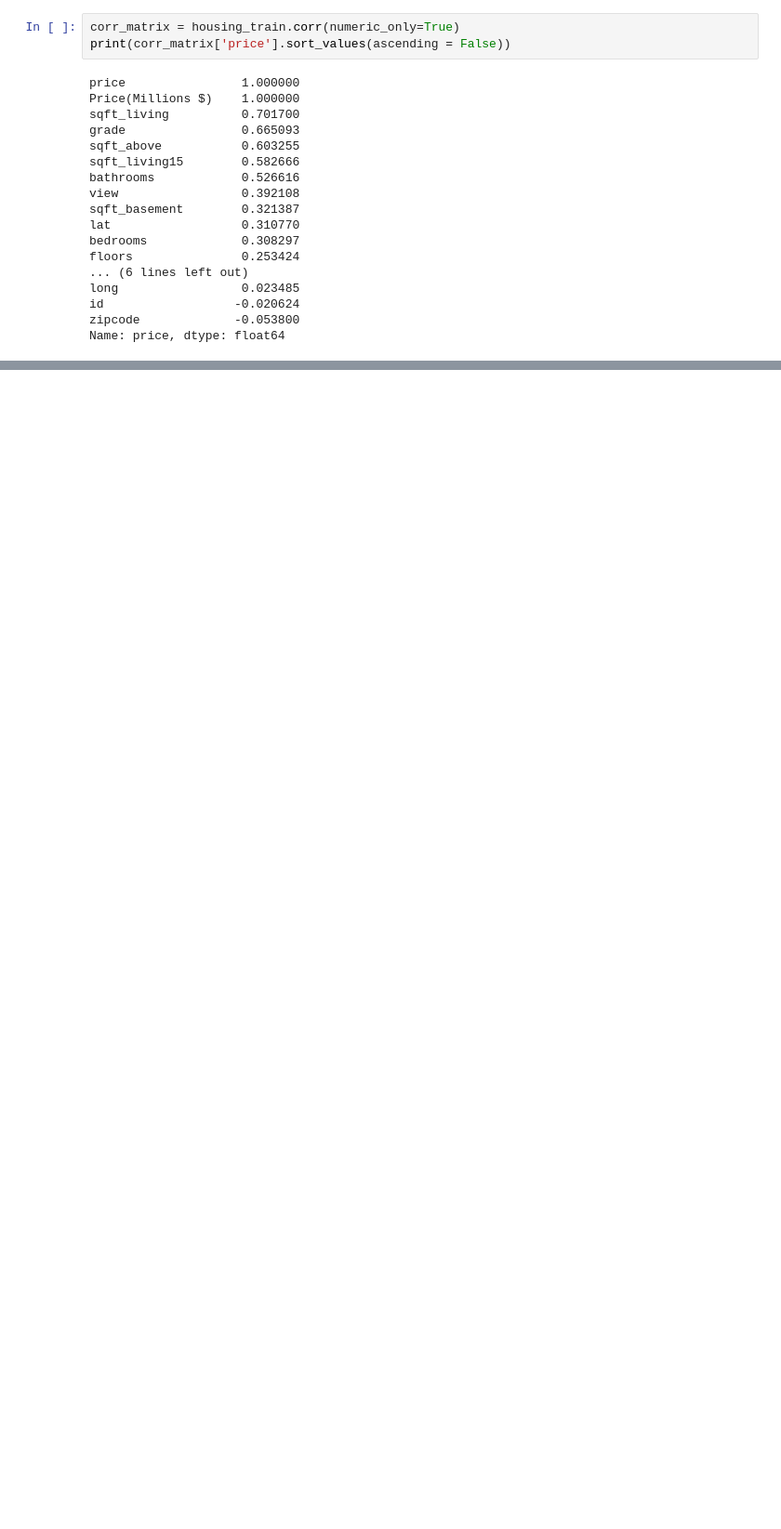
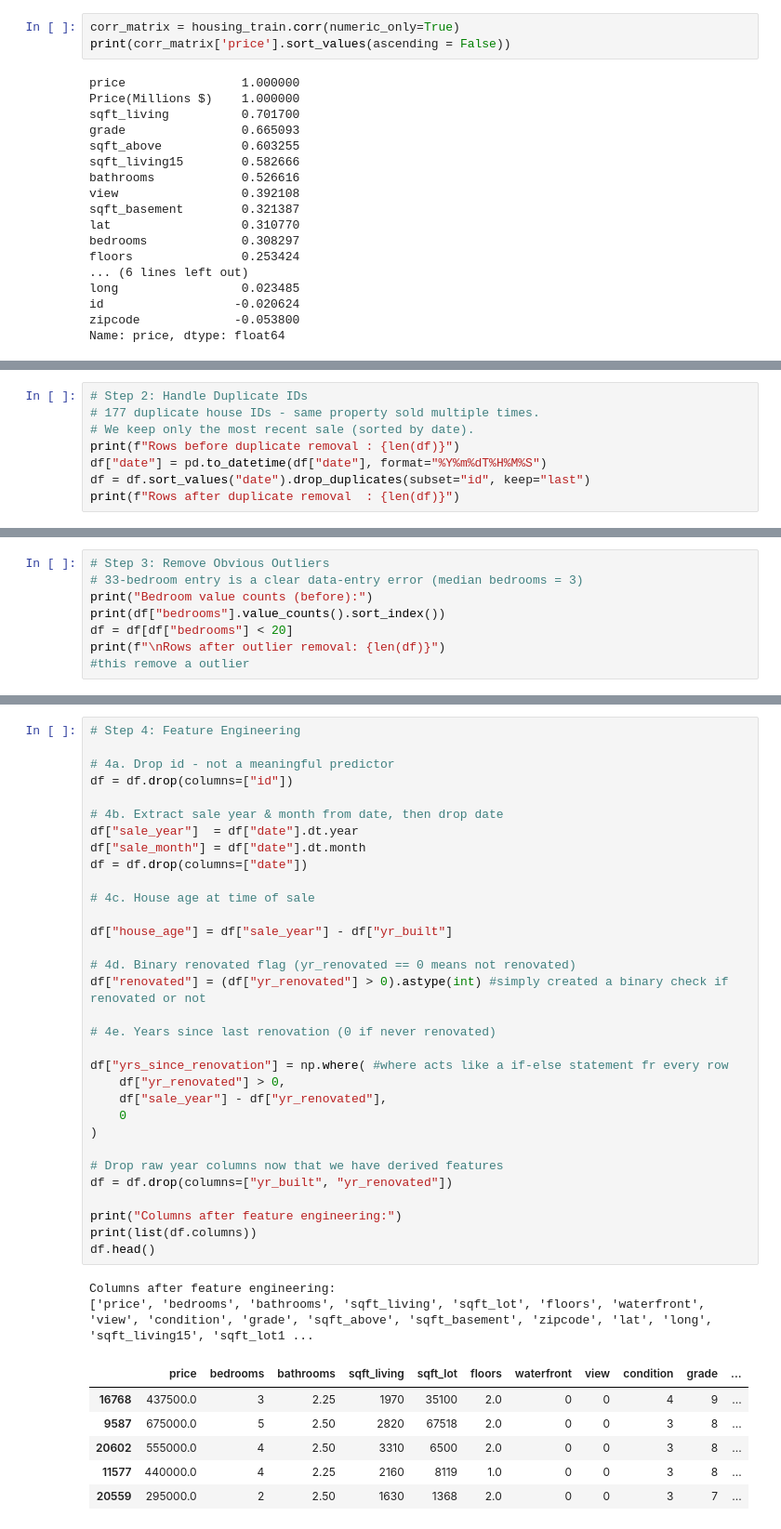
Before and after one commit to Shreshtha-ai/ML-projects, a Jupyter notebook: House_Price_Prediction/housing.ipynb, the cells around one changed output, grey strips where cells are left out. Shown at 93% size. Saved outputs shown, nothing was run; the diff lists cells and outputs as text; blank space fills up the shorter version.

```diff
--- a/House_Price_Prediction/housing.ipynb
+++ b/House_Price_Prediction/housing.ipynb
@@ -86,0 +125,8 @@ Name: price, dtype: float64
+# %%
+# Step 2: Handle Duplicate IDs
+# 177 duplicate house IDs - same property sold multiple times.
+# We keep only the most recent sale (sorted by date).
+print(f"Rows before duplicate removal : {len(df)}")
+df["date"] = pd.to_datetime(df["date"], format="%Y%m%dT%H%M%S")
+df = df.sort_values("date").drop_duplicates(subset="id", keep="last")
+print(f"Rows after duplicate removal  : {len(df)}")
@@ -86,0 +136,8 @@ Name: price, dtype: float64
+# %%
+# Step 3: Remove Obvious Outliers
+# 33-bedroom entry is a clear data-entry error (median bedrooms = 3)
+print("Bedroom value counts (before):")
+print(df["bedrooms"].value_counts().sort_index())
+df = df[df["bedrooms"] < 20]
+print(f"\nRows after outlier removal: {len(df)}")
+#this remove a outlier
@@ -86,0 +163,41 @@ Name: price, dtype: float64
+# %%
+# Step 4: Feature Engineering
+
+# 4a. Drop id - not a meaningful predictor
+df = df.drop(columns=["id"])
+
+# 4b. Extract sale year & month from date, then drop date
+df["sale_year"]  = df["date"].dt.year
+df["sale_month"] = df["date"].dt.month
+df = df.drop(columns=["date"])
+
+# 4c. House age at time of sale
+
+df["house_age"] = df["sale_year"] - df["yr_built"]
+
+# 4d. Binary renovated flag (yr_renovated == 0 means not renovated)
+df["renovated"] = (df["yr_renovated"] > 0).astype(int) #simply created a binary check if renovated or not
+
+# 4e. Years since last renovation (0 if never renovated)
+
+df["yrs_since_renovation"] = np.where( #where acts like a if-else statement fr every row
+    df["yr_renovated"] > 0,
+    df["sale_year"] - df["yr_renovated"],
+    0
+)
+
+# Drop raw year columns now that we have derived features
+df = df.drop(columns=["yr_built", "yr_renovated"])
+
+print("Columns after feature engineering:")
+print(list(df.columns))
+df.head()
+# %% [output]
+Columns after feature engineering:
+['price', 'bedrooms', 'bathrooms', 'sqft_living', 'sqft_lot', 'floors', 'waterfront', 'view', 'condition', 'grade', 'sqft_above', 'sqft_basement', 'zipcode', 'lat', 'long', 'sqft_living15', 'sqft_lot1 ...
+|  | price | bedrooms | bathrooms | sqft_living | sqft_lot | floors | waterfront | view | condition | grade | ... |
+| 16768 | 437500.0 | 3 | 2.25 | 1970 | 35100 | 2.0 | 0 | 0 | 4 | 9 | ... |
+| 9587 | 675000.0 | 5 | 2.50 | 2820 | 67518 | 2.0 | 0 | 0 | 3 | 8 | ... |
+| 20602 | 555000.0 | 4 | 2.50 | 3310 | 6500 | 2.0 | 0 | 0 | 3 | 8 | ... |
+| 11577 | 440000.0 | 4 | 2.25 | 2160 | 8119 | 1.0 | 0 | 0 | 3 | 8 | ... |
+| 20559 | 295000.0 | 2 | 2.50 | 1630 | 1368 | 2.0 | 0 | 0 | 3 | 7 | ... |
```
Also changed, not shown: parts of 6 cells of this notebook.
